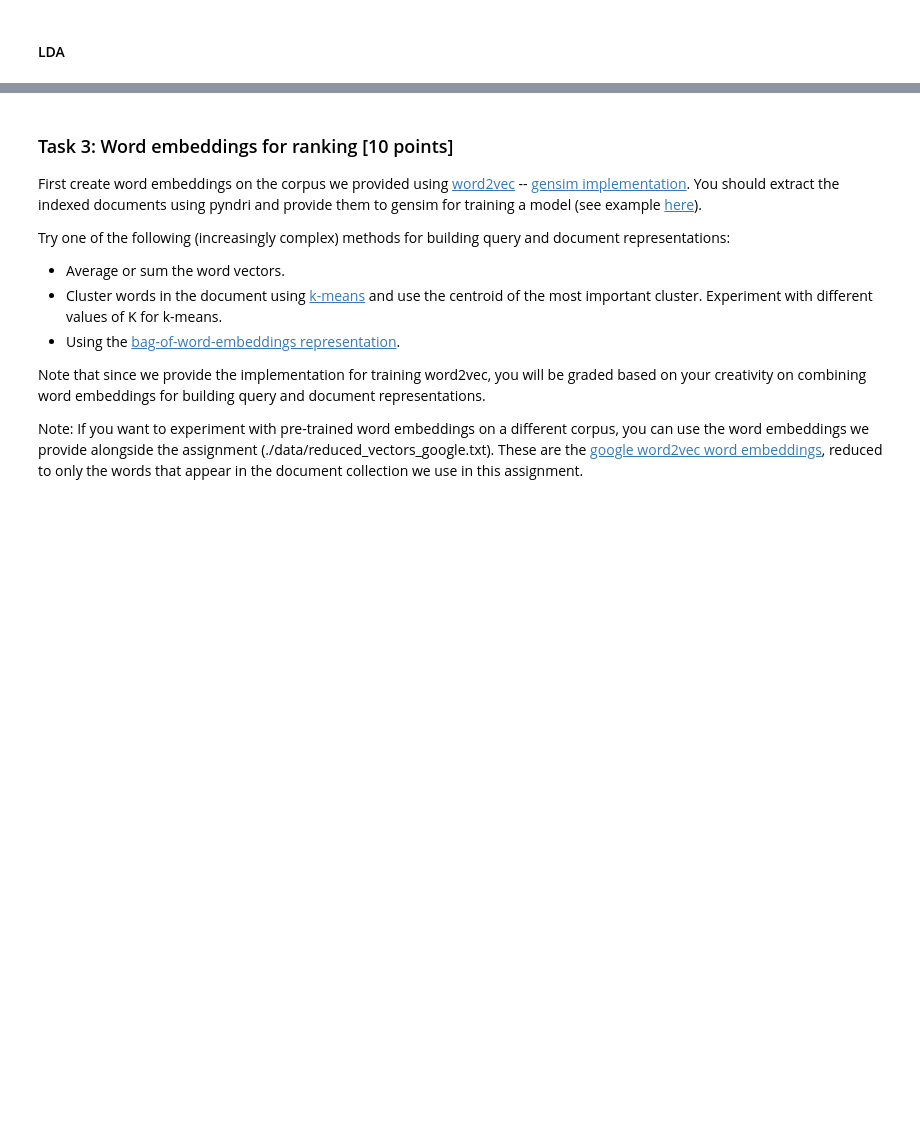
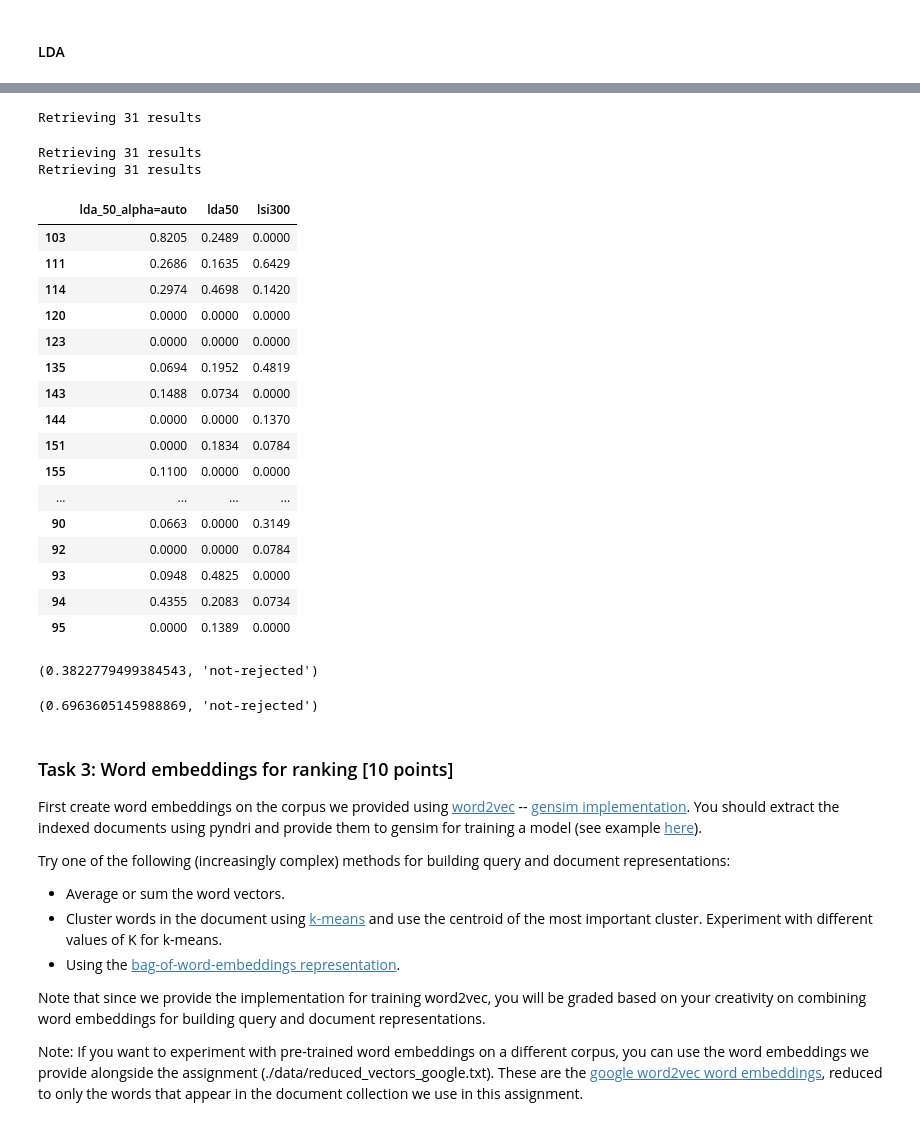
Before and after one commit to littlewine/search-struct-unstruct-data, a Jupyter notebook: assignment 1 Antonis.ipynb, the cells around one changed output, grey strips where cells are left out. Cells and saved outputs as stored; diff of their text form; code cells hidden in the pictures; blank space fills up the shorter version.

Commit message:
task 2 ready, analysis left 2do

```diff
--- a/assignment 1 Antonis.ipynb
+++ b/assignment 1 Antonis.ipynb
@@ -1464,0 +1380,39 @@ ranking_new['100']
+# %%
+#TODO remove after NB integration with other tasks
+import re
+def parse_retrieval_scores(file_name, regexp = "^ndcg_cut_10\s" ,validation=True):
+    """Return a pd.Series of the given score (defined in regexp) for validation or test set.
+    regexp defines the lines (corresponding to different metrics) to be retrieved.
+
+    >>> parse_retrieval_scores('bm25.run', "^ndcg_cut_10\s", validation = False)
+    Returns dataframe for NDCG@10 scores for the BM25 retrieval in the test set
+    """
+
+    df = pd.Series()
+    regexp ="\'"+regexp+"\'"
+    series = pd.Series()
+    if validation:
+        qrel_file = 'qrel_test'
+    else:
+        qrel_file = 'qrel_validation'
+
+    results = !trec_eval -m all_trec -q ./ap_88_89/{qrel_file} {file_name} | grep -E {regexp}
+    print('Retrieving',len(results), 'results')
+    for result in results:
+        result = re.sub( '\s+', ' ', result ).strip().split()
+
+        idx = result[1]
+        value = float(result[2])
+
+        series.set_value(idx,value)
+    return series.drop('all')
+# %%
+ndcg = pd.DataFrame()
+# %%
+ndcg['lda_50_alpha=auto'] = parse_retrieval_scores('retrievals/lda_50_alpha=auto', "^ndcg_cut_10\s", validation = False)
+ndcg['lda50'] = parse_retrieval_scores('retrievals/lda_50', "^ndcg_cut_10\s", validation = False)
+ndcg['lsi300'] = parse_retrieval_scores('retrievals/lsi_counts300', "^ndcg_cut_10\s", validation = False)
+# %% [output]
+Retrieving 31 results
+Retrieving 31 results
+Retrieving 31 results
@@ -1465,3 +1430,31 @@ ranking_new['100']
+# %%
+ndcg
+# %% [output]
+|  | lda_50_alpha=auto | lda50 | lsi300 |
+| 103 | 0.8205 | 0.2489 | 0.0000 |
+| 111 | 0.2686 | 0.1635 | 0.6429 |
+| 114 | 0.2974 | 0.4698 | 0.1420 |
+| 120 | 0.0000 | 0.0000 | 0.0000 |
+| 123 | 0.0000 | 0.0000 | 0.0000 |
+| 135 | 0.0694 | 0.1952 | 0.4819 |
+| 143 | 0.1488 | 0.0734 | 0.0000 |
+| 144 | 0.0000 | 0.0000 | 0.1370 |
+| 151 | 0.0000 | 0.1834 | 0.0784 |
+| 155 | 0.1100 | 0.0000 | 0.0000 |
+| ... | ... | ... | ... |
+| 90 | 0.0663 | 0.0000 | 0.3149 |
+| 92 | 0.0000 | 0.0000 | 0.0784 |
+| 93 | 0.0948 | 0.4825 | 0.0000 |
+| 94 | 0.4355 | 0.2083 | 0.0734 |
+| 95 | 0.0000 | 0.1389 | 0.0000 |
+# %%
+t_test(ndcg['lda_50_alpha=auto'],ndcg['lda50'])
+# %% [output]
+(0.3822779499384543, 'not-rejected')
+# %%
+t_test(ndcg['lsi300'],ndcg['lda50'])
+# %% [output]
+(0.6963605145988869, 'not-rejected')
 # %% [markdown]
 ### Task 3:  Word embeddings for ranking [10 points] ###
 
```
Also changed, not shown: parts of 80 cells of this notebook.
